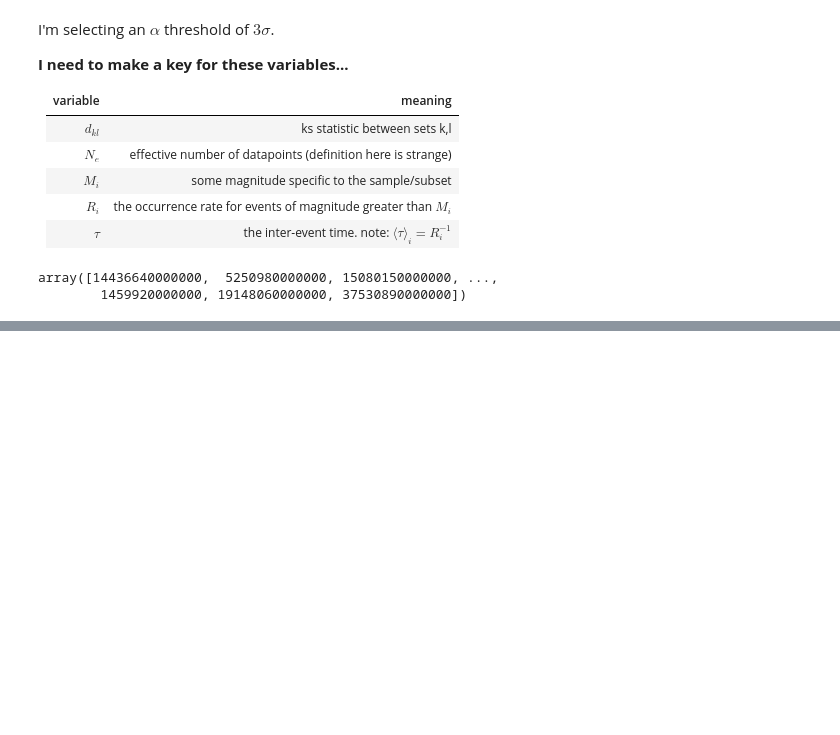
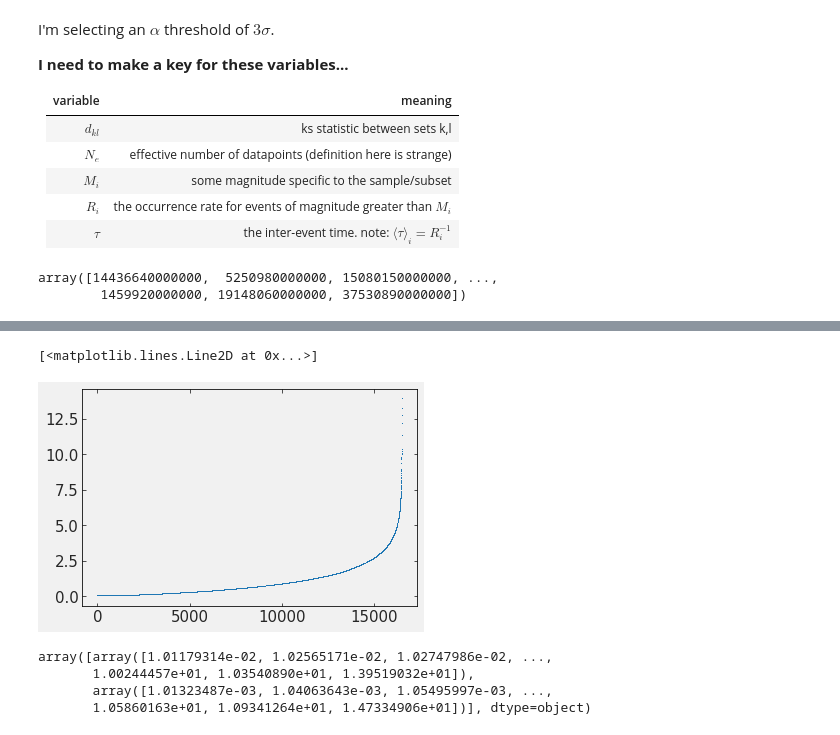
Before and after one commit to sheamusfitz/DSPS_jFitzgerald, a Jupyter notebook: HW3/HW3.ipynb, the cells around one changed output, grey strips where cells are left out. Drawn from its saved outputs; the diff is of its cells as text; code cells hidden in the pictures; blank space fills up the shorter version.

Commit message:
plots are pretty

```diff
--- a/HW3/HW3.ipynb
+++ b/HW3/HW3.ipynb
@@ -439,28 +441,30 @@ array([14436640000000,  5250980000000, 15080150000000, ...,
 thresholds = [0.01,0.001]
 mag_list = [2.0,2.5,3.0,3.5,4.0]
 
-x_mk=np.empty([len(mag_list),len(thresholds)],dtype='O')
+tau_normd=np.empty([len(mag_list),len(thresholds)],dtype='O')
 
-#print(x_mk)
+#print(tau_normd)
 
-for threshold in range(len(thresholds)):
+for threshold in thresholds:
+  i = thresholds.index(threshold)
   for mk in range(len(mag_list)):
-    x_mk[mk][threshold]=eqgood.tilnext.where(eqgood.mag>mag_list[mk]).dropna()
-    for _ in [1,2]:
-      rk = 1/np.mean(x_mk[mk][threshold])
-      print(rk)
-      x_mk[mk][threshold] = x_mk[mk][threshold].where(x_mk[mk][threshold]>rk).dropna()*rk
+    tau_normd[mk][i]=eqgood.tilnext.where(eqgood.mag>mag_list[mk]).dropna()
+    for _ in [1,2,3]:
+      rk = 1/np.mean(tau_normd[mk][i])
+      #print(rk)
+      tau_normd[mk][i] = tau_normd[mk][i].where(tau_normd[mk][i]*rk>threshold).dropna()*rk
     #there were two lines in the pseudocode that were unnecessary, but I'll do them anyways.
-    rk = 1/np.mean(x_mk[mk][threshold])
-    x_mk[mk][threshold] = x_mk[mk][threshold]*rk
+    rk = 1/np.mean(tau_normd[mk][i])
+    tau_normd[mk][i] = tau_normd[mk][i]*rk
 
     print("\n\n")
-#  print(x_mk[2][threshold])
   for mk in range(len(mag_list)):
     for ml in range(mk+1,len(mag_list)):
       print(mk,ml)
-      print(stats.ks_2samp(x_mk[mk][threshold].values,x_mk[ml][threshold].values),"\n")
+      print(stats.ks_2samp(tau_normd[mk][i].values,tau_normd[ml][i].values))
 
 
-#print(x_mk)
+for i in range(5):
+  for j in [0,1]:
+    print(len(tau_normd[i][j]))
 # %% [output]
@@ -486,0 +495,18 @@ AttributeError: ignored
+# %%
+pl.plot(np.sort(tau_normd[0][1].values),',')
+# %% [output]
+[<matplotlib.lines.Line2D at 0x...>]
+[figure, added]
+# %%
+tau_sort = np.zeros_like(tau_normd)
+
+for i in range(len(tau_normd)):
+  for j in range(len(tau_normd[i])):
+    tau_sort[i,j] = np.sort(tau_normd[i,j].values)
+
+tau_sort[1]
+# %% [output]
+array([array([1.01179314e-02, 1.02565171e-02, 1.02747986e-02, ...,
+       1.00244457e+01, 1.03540890e+01, 1.39519032e+01]),
+       array([1.01323487e-03, 1.04063643e-03, 1.05495997e-03, ...,
+       1.05860163e+01, 1.09341264e+01, 1.47334906e+01])], dtype=object)
```
Also changed, not shown: parts of 5 cells of this notebook.
